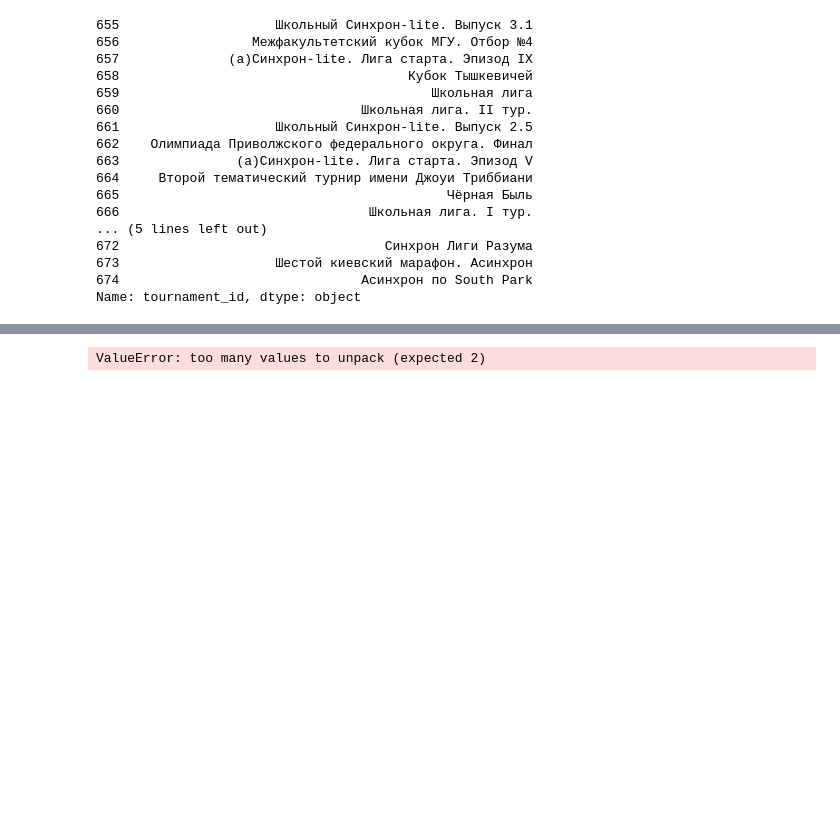
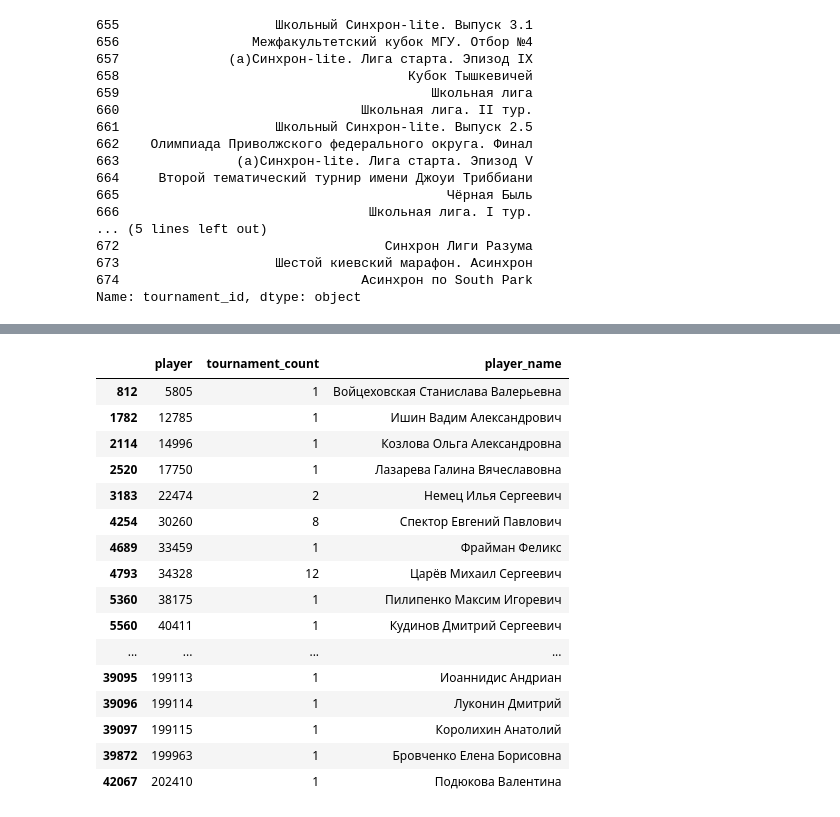
Before and after one commit to IMDxD/made_advance, a Jupyter notebook: hw2/hw2_rank.ipynb, the cells around one changed output, grey strips where cells are left out. Saved outputs shown, nothing was run; the diff lists cells and outputs as text; code cells hidden in the pictures; blank space fills up the shorter version.

```diff
--- a/hw2/hw2_rank.ipynb
+++ b/hw2/hw2_rank.ipynb
@@ -436,8 +444,34 @@ top_20_players
  'Шобанов Андрей  132330',
  'Царёв Михаил Сергеевич 34328']
 # %%
-top_20_players_id = [int(v.split(" ")[-1] for in top_20_players]
+top_20_players_id = [int(v.split(" ")[-1]) for v in top_20_players]
-# %% [output]
-ValueError: too many values to unpack (expected 2)
 # %%
-question_answer_data[question_answer_data["player"].isin(set(top_20_players))].groupby("player")["tournament_id"].nunique()
+player_tournament_cnt = question_answer_data.groupby(["player"])["tournament_id"].nunique().reset_index()
+# %%
+player_tournament_cnt["player_name"] = (
+    player_tournament_cnt["player"]
+    .map(players)
+    .apply(lambda x: x["surname"] + " " + x["name"] + " " + x["patronymic"])
+)
+# %%
+player_tournament_cnt.rename(columns={"tournament_id": "tournament_count"}, inplace=True)
+# %%
+player_tournament_cnt[player_tournament_cnt["player"].isin(top_20_players_id)]
+# %% [output]
+|  | player | tournament_count | player_name |
+| 812 | 5805 | 1 | Войцеховская Станислава Валерьевна |
+| 1782 | 12785 | 1 | Ишин Вадим Александрович |
+| 2114 | 14996 | 1 | Козлова Ольга Александровна |
+| 2520 | 17750 | 1 | Лазарева Галина Вячеславовна |
+| 3183 | 22474 | 2 | Немец Илья Сергеевич |
+| 4254 | 30260 | 8 | Спектор Евгений Павлович |
+| 4689 | 33459 | 1 | Фрайман Феликс |
+| 4793 | 34328 | 12 | Царёв Михаил Сергеевич |
+| 5360 | 38175 | 1 | Пилипенко Максим Игоревич |
+| 5560 | 40411 | 1 | Кудинов Дмитрий Сергеевич |
+| ... | ... | ... | ... |
+| 39095 | 199113 | 1 | Иоаннидис Андриан |
+| 39096 | 199114 | 1 | Луконин Дмитрий |
+| 39097 | 199115 | 1 | Королихин Анатолий |
+| 39872 | 199963 | 1 | Бровченко Елена Борисовна |
+| 42067 | 202410 | 1 | Подюкова Валентина |
```
Also changed, not shown: parts of 35 cells of this notebook.
